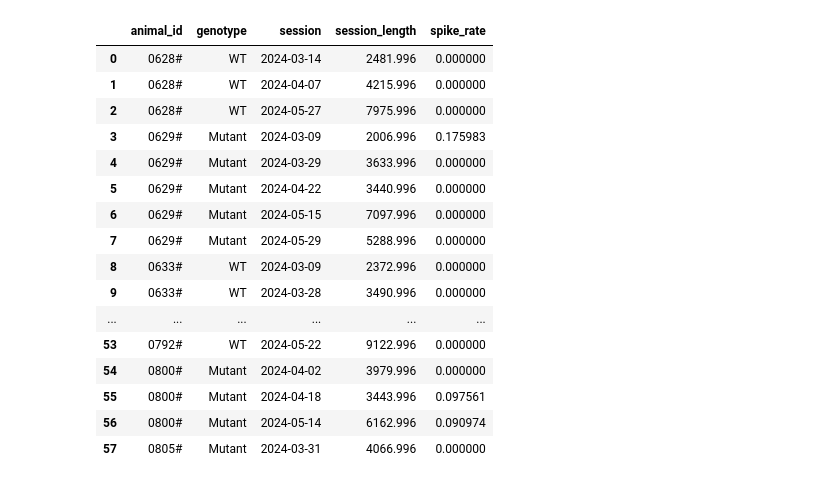
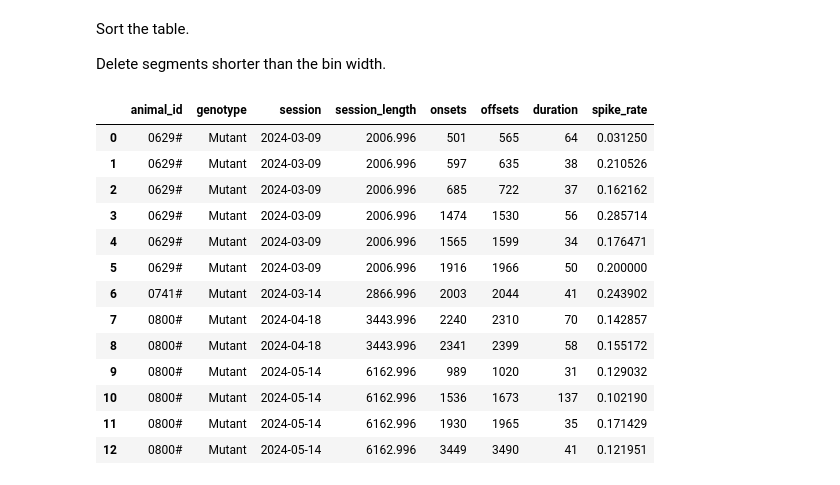
Before and after one commit to Puzzle-Li/as_monkey_eeg, a Jupyter notebook: spike_stat.ipynb, the cells around one changed output. Cells and saved outputs as stored; diff of their text form; code cells hidden in the pictures.

```diff
--- a/spike_stat.ipynb
+++ b/spike_stat.ipynb
@@ -77,20 +135,46 @@ Text(0.5, 0, 'Time (s)')
-# %%
-df_sessions
-# %% [output]
-|  | animal_id | genotype | session | session_length | spike_rate |
-| 0 | 0628# | WT | 2024-03-14 | 2481.996 | 0.000000 |
-| 1 | 0628# | WT | 2024-04-07 | 4215.996 | 0.000000 |
-| 2 | 0628# | WT | 2024-05-27 | 7975.996 | 0.000000 |
-| 3 | 0629# | Mutant | 2024-03-09 | 2006.996 | 0.175983 |
-| 4 | 0629# | Mutant | 2024-03-29 | 3633.996 | 0.000000 |
-| 5 | 0629# | Mutant | 2024-04-22 | 3440.996 | 0.000000 |
-| 6 | 0629# | Mutant | 2024-05-15 | 7097.996 | 0.000000 |
-| 7 | 0629# | Mutant | 2024-05-29 | 5288.996 | 0.000000 |
-| 8 | 0633# | WT | 2024-03-09 | 2372.996 | 0.000000 |
-| 9 | 0633# | WT | 2024-03-28 | 3490.996 | 0.000000 |
-| ... | ... | ... | ... | ... | ... |
-| 53 | 0792# | WT | 2024-05-22 | 9122.996 | 0.000000 |
-| 54 | 0800# | Mutant | 2024-04-02 | 3979.996 | 0.000000 |
-| 55 | 0800# | Mutant | 2024-04-18 | 3443.996 | 0.097561 |
-| 56 | 0800# | Mutant | 2024-05-14 | 6162.996 | 0.090974 |
-| 57 | 0805# | Mutant | 2024-03-31 | 4066.996 | 0.000000 |
+# %% [markdown]
+Sort the table.
+
+Delete segments shorter than the bin width.
+# %%
+i = 0
+while i < len(df_epi_period) - 1:
+    if (
+            (df_epi_period.loc[i + 1, 'onsets'] - df_epi_period.loc[i, 'offsets'] <= bin_width) and
+            (df_epi_period.loc[i + 1, 'animal_id'] == df_epi_period.loc[i, 'animal_id']) and
+            (df_epi_period.loc[i + 1, 'session'] == df_epi_period.loc[i, 'session'])
+    ):
+        spike_counts = (
+                df_epi_period.loc[i + 1, 'spike_rate'] * df_epi_period.loc[i + 1, 'duration'] +
+                df_epi_period.loc[i, 'spike_rate'] * df_epi_period.loc[i, 'duration']
+        )
+
+        df_epi_period.loc[i, 'offsets'] = df_epi_period.loc[i + 1, 'offsets']
+        df_epi_period.loc[i, 'duration'] = df_epi_period.loc[i, 'offsets'] - df_epi_period.loc[i, 'onsets']
+        df_epi_period.loc[i, 'spike_rate'] = spike_counts / df_epi_period.loc[i, 'duration']
+        df_epi_period = df_epi_period.drop(i + 1)
+        df_epi_period = df_epi_period.reset_index(drop=True)
+
+    else:
+        i += 1
+
+df_epi_period = df_epi_period.query('duration >= @ bin_width')
+df_epi_period = df_epi_period.reset_index(drop=True)
+df_epi_period.to_excel(os.path.join(dataset.path['results'], 'epi_period.xlsx'))
+# %%
+df_epi_period
+# %% [output]
+|  | animal_id | genotype | session | session_length | onsets | offsets | duration | spike_rate |
+| 0 | 0629# | Mutant | 2024-03-09 | 2006.996 | 501 | 565 | 64 | 0.031250 |
+| 1 | 0629# | Mutant | 2024-03-09 | 2006.996 | 597 | 635 | 38 | 0.210526 |
+| 2 | 0629# | Mutant | 2024-03-09 | 2006.996 | 685 | 722 | 37 | 0.162162 |
+| 3 | 0629# | Mutant | 2024-03-09 | 2006.996 | 1474 | 1530 | 56 | 0.285714 |
+| 4 | 0629# | Mutant | 2024-03-09 | 2006.996 | 1565 | 1599 | 34 | 0.176471 |
+| 5 | 0629# | Mutant | 2024-03-09 | 2006.996 | 1916 | 1966 | 50 | 0.200000 |
+| 6 | 0741# | Mutant | 2024-03-14 | 2866.996 | 2003 | 2044 | 41 | 0.243902 |
+| 7 | 0800# | Mutant | 2024-04-18 | 3443.996 | 2240 | 2310 | 70 | 0.142857 |
+| 8 | 0800# | Mutant | 2024-04-18 | 3443.996 | 2341 | 2399 | 58 | 0.155172 |
+| 9 | 0800# | Mutant | 2024-05-14 | 6162.996 | 989 | 1020 | 31 | 0.129032 |
+| 10 | 0800# | Mutant | 2024-05-14 | 6162.996 | 1536 | 1673 | 137 | 0.102190 |
+| 11 | 0800# | Mutant | 2024-05-14 | 6162.996 | 1930 | 1965 | 35 | 0.171429 |
+| 12 | 0800# | Mutant | 2024-05-14 | 6162.996 | 3449 | 3490 | 41 | 0.121951 |
```
Also changed, not shown: parts of 13 cells of this notebook, 1 other file.
